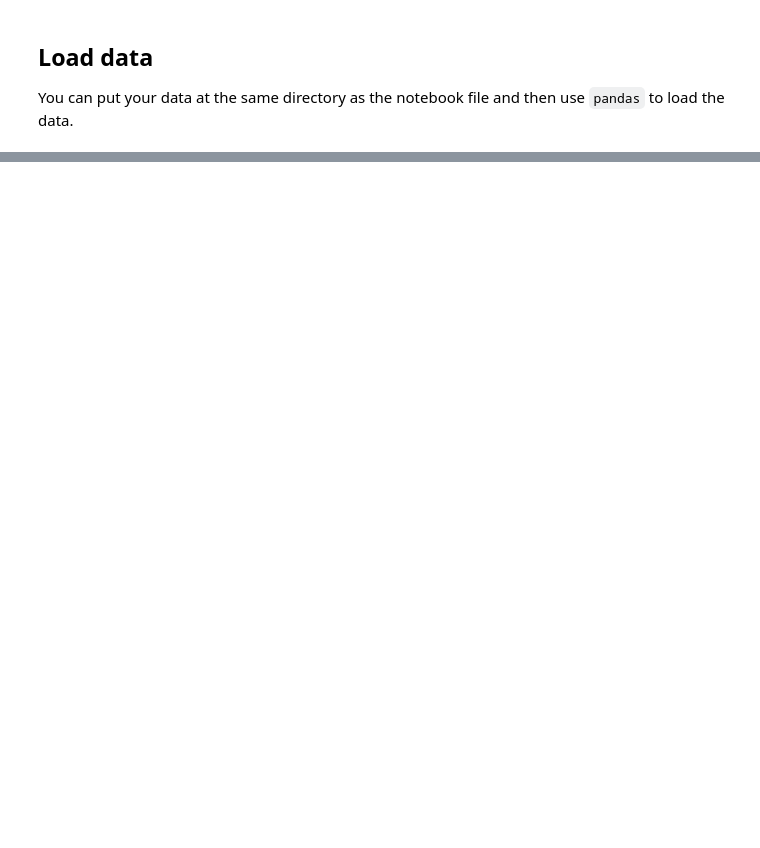
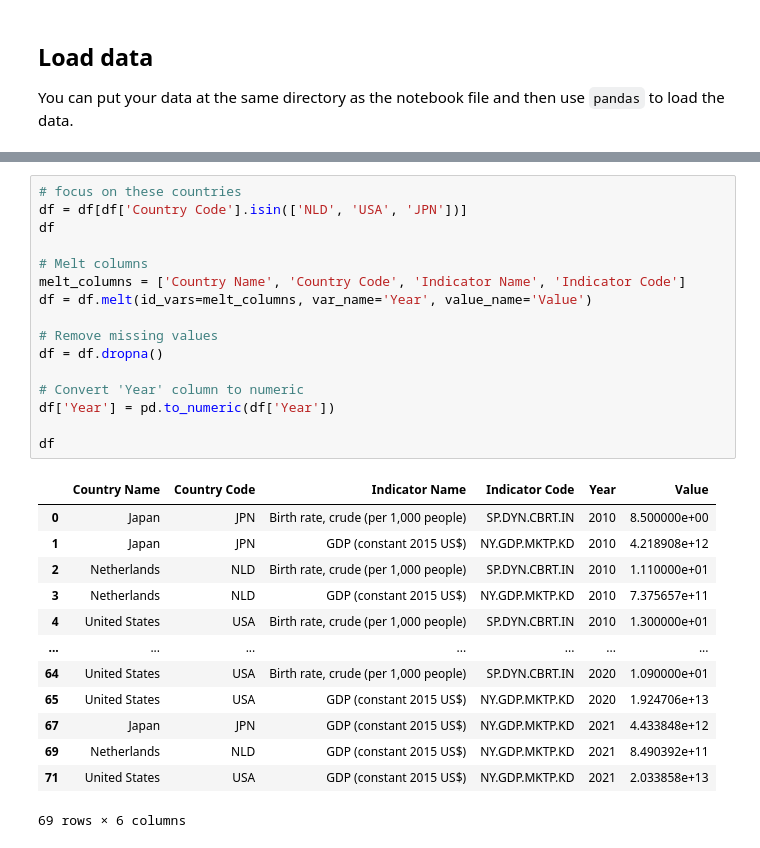
Before and after one commit to anetey-abbey/infoviz, a Jupyter notebook: _sources/docs/notebook.ipynb, the cells around one changed output, grey strips where cells are left out. Saved outputs shown, nothing was run; the diff lists cells and outputs as text; blank space fills up the shorter version.

```diff
--- a/_sources/docs/notebook.ipynb
+++ b/_sources/docs/notebook.ipynb
@@ -67,0 +41,30 @@ g2
+# %%
+# focus on these countries
+df = df[df['Country Code'].isin(['NLD', 'USA', 'JPN'])]
+df
+
+# Melt columns
+melt_columns = ['Country Name', 'Country Code', 'Indicator Name', 'Indicator Code']
+df = df.melt(id_vars=melt_columns, var_name='Year', value_name='Value')
+
+# Remove missing values
+df = df.dropna()
+
+# Convert 'Year' column to numeric
+df['Year'] = pd.to_numeric(df['Year'])
+
+df
+# %% [output]
+|  | Country Name | Country Code | Indicator Name | Indicator Code | Year | Value |
+| 0 | Japan | JPN | Birth rate, crude (per 1,000 people) | SP.DYN.CBRT.IN | 2010 | 8.500000e+00 |
+| 1 | Japan | JPN | GDP (constant 2015 US$) | NY.GDP.MKTP.KD | 2010 | 4.218908e+12 |
+| 2 | Netherlands | NLD | Birth rate, crude (per 1,000 people) | SP.DYN.CBRT.IN | 2010 | 1.110000e+01 |
+| 3 | Netherlands | NLD | GDP (constant 2015 US$) | NY.GDP.MKTP.KD | 2010 | 7.375657e+11 |
+| 4 | United States | USA | Birth rate, crude (per 1,000 people) | SP.DYN.CBRT.IN | 2010 | 1.300000e+01 |
+| ... | ... | ... | ... | ... | ... | ... |
+| 64 | United States | USA | Birth rate, crude (per 1,000 people) | SP.DYN.CBRT.IN | 2020 | 1.090000e+01 |
+| 65 | United States | USA | GDP (constant 2015 US$) | NY.GDP.MKTP.KD | 2020 | 1.924706e+13 |
+| 67 | Japan | JPN | GDP (constant 2015 US$) | NY.GDP.MKTP.KD | 2021 | 4.433848e+12 |
+| 69 | Netherlands | NLD | GDP (constant 2015 US$) | NY.GDP.MKTP.KD | 2021 | 8.490392e+11 |
+| 71 | United States | USA | GDP (constant 2015 US$) | NY.GDP.MKTP.KD | 2021 | 2.033858e+13 |
+69 rows × 6 columns
```
Also changed, not shown: parts of 10 cells of this notebook, 4 other files.
